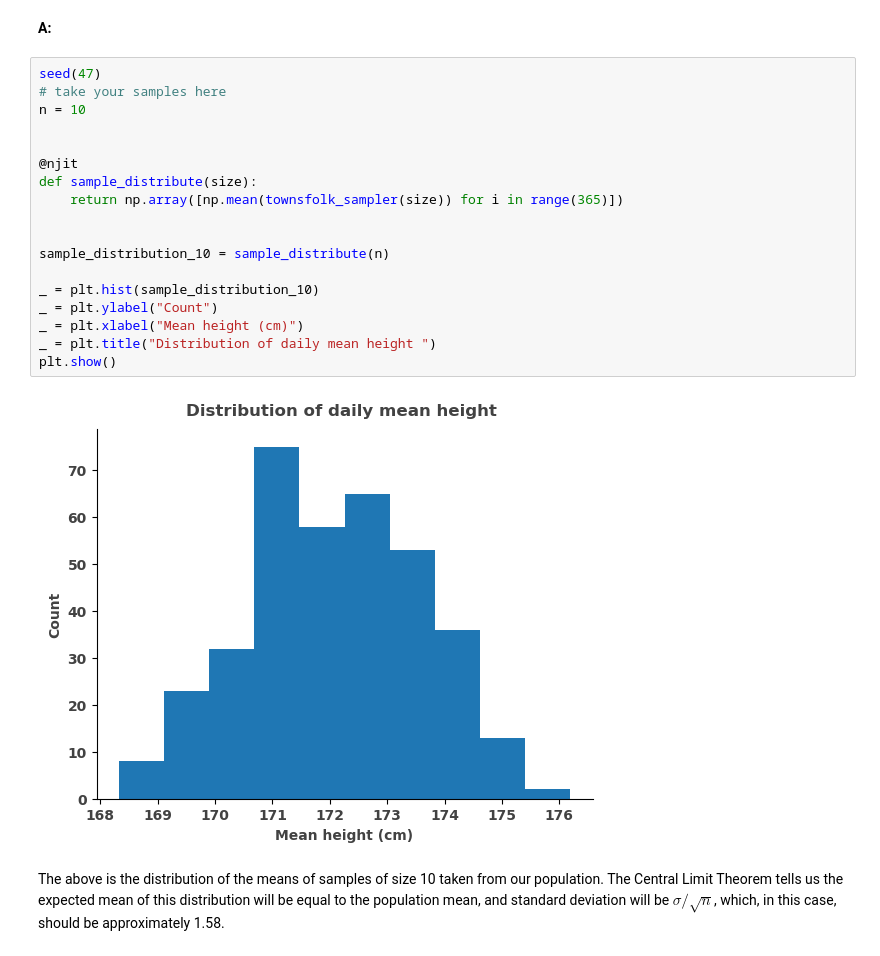
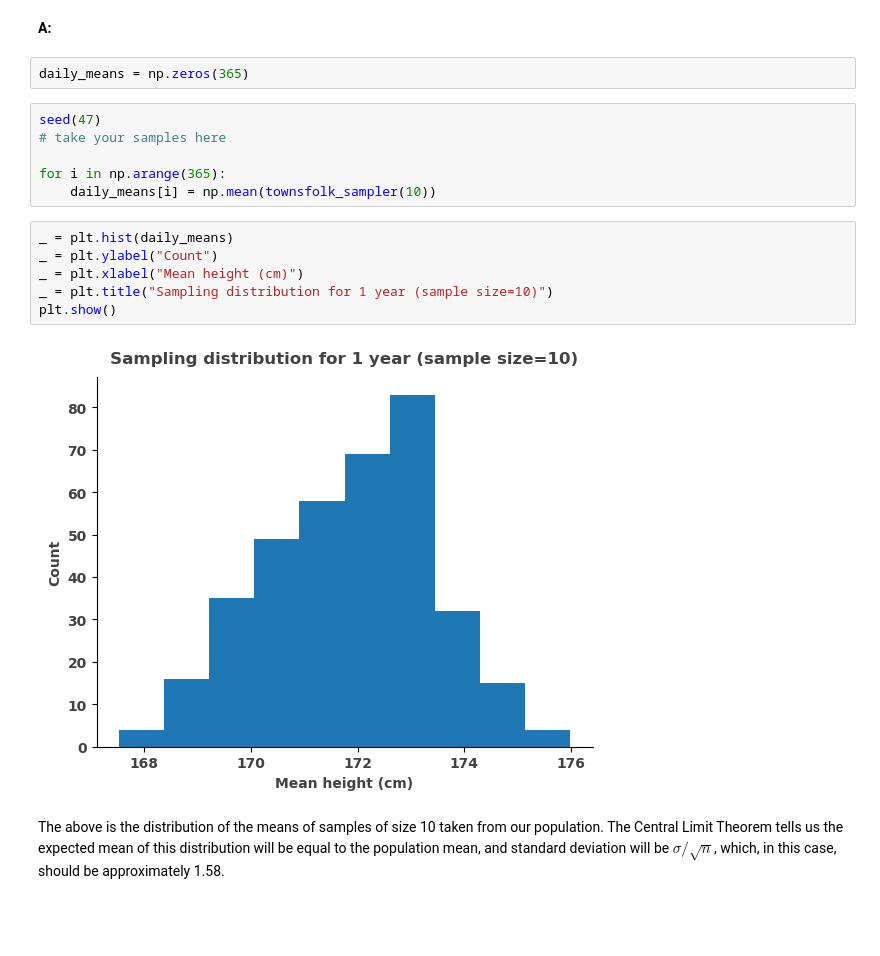
Before and after one commit to jonnross88/Springboard, a Jupyter notebook: u11_python_statistics_in_EDA/Frequentist Case Study/Frequentist Inference Case Study - Part A (3).ipynb, the cells around one changed output. Cells and saved outputs as stored; diff of their text form; blank space fills up the shorter version.

```diff
--- a/u11_python_statistics_in_EDA/Frequentist Case Study/Frequentist Inference Case Study - Part A (3).ipynb
+++ b/u11_python_statistics_in_EDA/Frequentist Case Study/Frequentist Inference Case Study - Part A (3).ipynb
@@ -227,26 +229,22 @@ np.mean(daily_sample2)
 **Q8:** Simulate performing this random trial every day for a year, calculating the mean of each daily sample of 10, and plot the resultant sampling distribution of the mean.
 # %% [markdown]
 **A:**
-# %%
-seed(47)
-# take your samples here
-n = 10
-
-
-@njit
-def sample_distribute(size):
-    return np.array([np.mean(townsfolk_sampler(size)) for i in range(365)])
-
-
-sample_distribution_10 = sample_distribute(n)
-
-_ = plt.hist(sample_distribution_10)
-_ = plt.ylabel("Count")
-_ = plt.xlabel("Mean height (cm)")
-_ = plt.title("Distribution of daily mean height ")
-plt.show()
-# %% [output]
-[figure, removed]
+# %%
+daily_means = np.zeros(365)
+# %%
+seed(47)
+# take your samples here
+
+for i in np.arange(365):
+    daily_means[i] = np.mean(townsfolk_sampler(10))
+# %%
+_ = plt.hist(daily_means)
+_ = plt.ylabel("Count")
+_ = plt.xlabel("Mean height (cm)")
+_ = plt.title("Sampling distribution for 1 year (sample size=10)")
+plt.show()
+# %% [output]
+[figure, added]
 # %% [markdown]
 The above is the distribution of the means of samples of size 10 taken from our population. The Central Limit Theorem tells us the expected mean of this distribution will be equal to the population mean, and standard deviation will be $\sigma / \sqrt n$, which, in this case, should be approximately 1.58.
 # %% [markdown]
```
Also changed, not shown: parts of 33 cells of this notebook.
